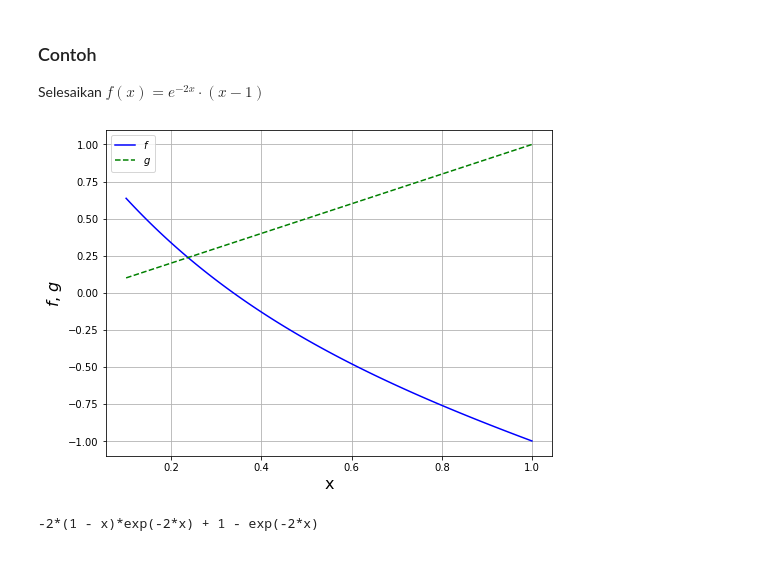
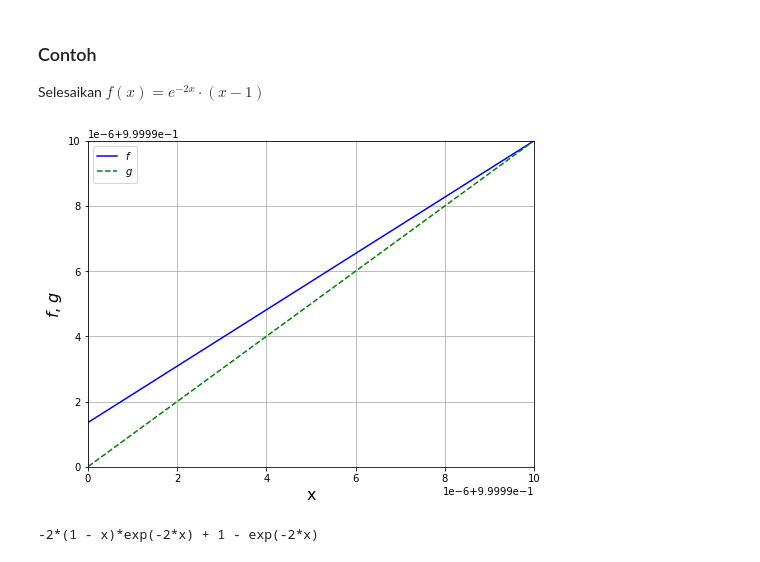
Before and after one commit to liebenlito/Metode-Numerik, a Jupyter notebook: Mencari Akar Persamaan.ipynb, the cells around one changed output. Drawn from its saved outputs; the diff is of its cells as text; code cells hidden in the pictures.

```diff
--- a/Mencari Akar Persamaan.ipynb
+++ b/Mencari Akar Persamaan.ipynb
@@ -108,18 +108,20 @@ plt.legend(["$f$", "$g$"], loc='best');
 
 Selesaikan $f(x)=e^{-2x}\cdot (x-1)$
 # %%
-x = np.linspace(0.1, 1., 100)
+x = np.linspace(0.1, 1., 1000)
 f = np.exp(-2*x) * (x-1)
-g = -np.exp(-2*x) * (x-1) - x
+g = -1*np.exp(-2*x) * (x-1) + x
 
 plt.figure(figsize=(8, 6))
 plt.plot(x, g, 'b', x, x, 'g--')
 plt.xlabel('x', fontsize=16)
 plt.ylabel("$f$, $g$", fontsize=16)
+plt.ylim([0.99999, 1.0])
+plt.xlim([0.99999, 1.0])
 plt.grid()
 plt.legend(["$f$", "$g$"], loc='best');
 # %% [output]
-[figure, old version]
+[figure, new version]
 # %%
 import sympy
 sympy.init_printing(pretty_print=True)
```
